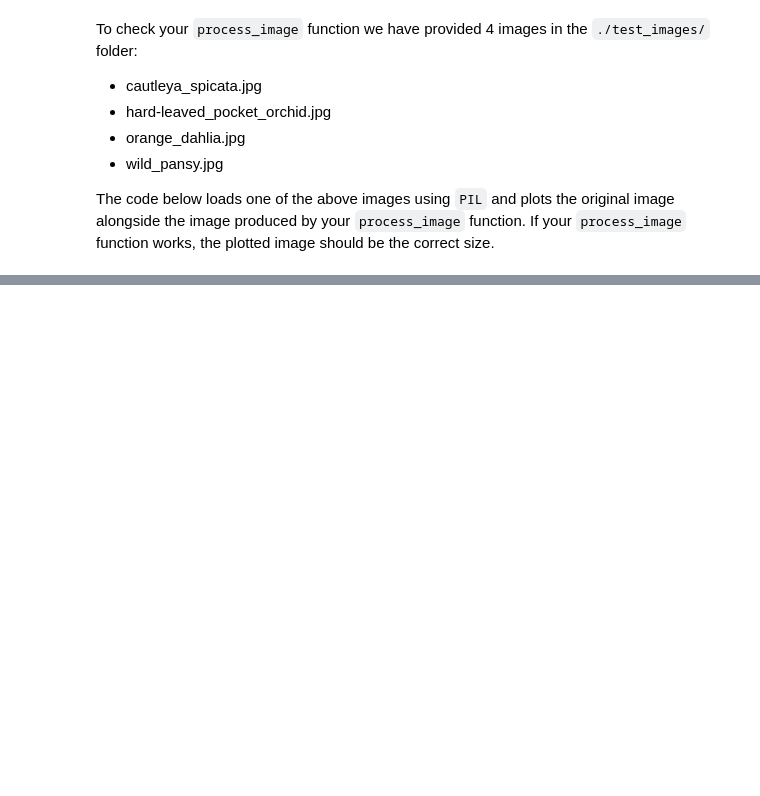
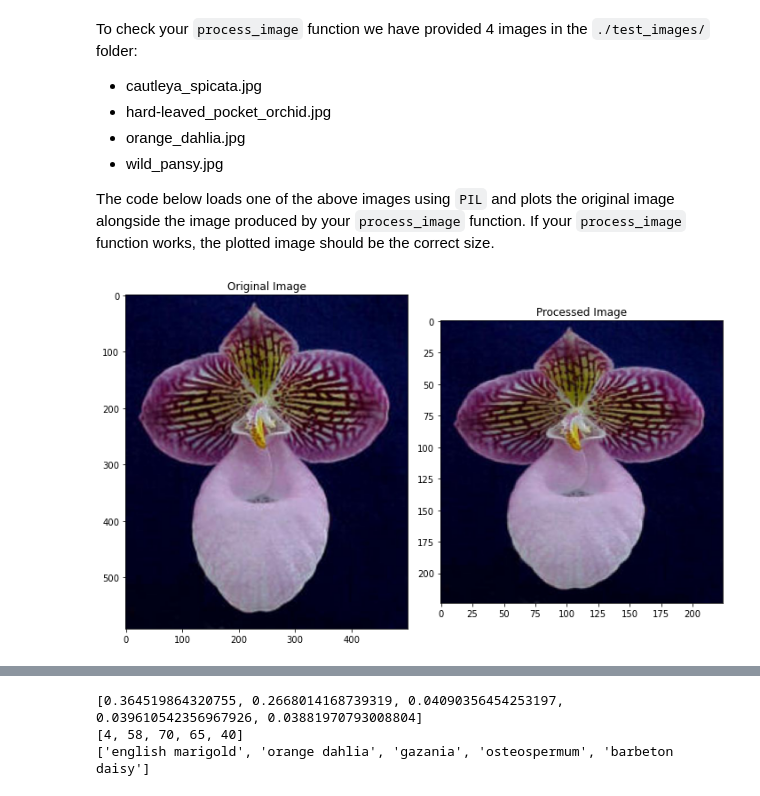
Before and after one commit to OS-Shoaib/TF-Image-classifier, a Jupyter notebook: Project_Image_Classifier_Project.ipynb, the cells around one changed output, grey strips where cells are left out. Drawn from its saved outputs; the diff is of its cells as text; code cells hidden in the pictures; blank space fills up the shorter version.

```diff
--- a/Project_Image_Classifier_Project.ipynb
+++ b/Project_Image_Classifier_Project.ipynb
@@ -340,3 +344,9 @@ Finally, convert your image back to a NumPy array using the `.numpy()` method.
+# %%
+# Create the process_image function
+def process_image(p_image):
+    tensor_image = tf.convert_to_tensor(p_image)
+    resized_image = tf.image.resize(tensor_image, (224, 224))/255
+    return resized_image.numpy()
 # %% [markdown]
 To check your `process_image` function we have provided 4 images in the `./test_images/` folder:
 
@@ -347,21 +357,21 @@ To check your `process_image` function we have provided 4 images in the `./test_
 
 The code below loads one of the above images using `PIL` and plots the original image alongside the image produced by your `process_image` function. If your `process_image` function works, the plotted image should be the correct size.
 # %%
-from PIL import Image
-
 image_path = './test_images/hard-leaved_pocket_orchid.jpg'
 im = Image.open(image_path)
 test_image = np.asarray(im)
 
 processed_test_image = process_image(test_image)
 
-fig, (ax1, ax2) = plt.subplots(figsize=(10,10), ncols=2)
+_, (ax1, ax2) = plt.subplots(figsize=(10,10), ncols=2)
 ax1.imshow(test_image)
 ax1.set_title('Original Image')
 ax2.imshow(processed_test_image)
 ax2.set_title('Processed Image')
 plt.tight_layout()
 plt.show()
+# %% [output]
+[figure, added]
 # %% [markdown]
 Once you can get images in the correct format, it's time to write the `predict` function for making inference with your model.
 
@@ -391,3 +418,19 @@ Your `predict` function should use `PIL` to load the image from the given `image
+# %%
+probs, classes = predict('./test_images/orange_dahlia.jpg',loaded_model, 5)
+print(probs)
+print(classes)
+
+
+class_name = dict()
+for key in class_names:
+    class_name[str(int(key)-1)] = class_names[key]
+
+fl_name = [class_name[str(idx)] for idx in classes]
+print(fl_name)
+# %% [output]
+[0.364519864320755, 0.2668014168739319, 0.04090356454253197, 0.039610542356967926, 0.03881970793008804]
+[4, 58, 70, 65, 40]
+['english marigold', 'orange dahlia', 'gazania', 'osteospermum', 'barbeton daisy']
 # %% [markdown]
 # Sanity Check
 
```
Also changed, not shown: parts of 19 cells of this notebook, 4 other files.
